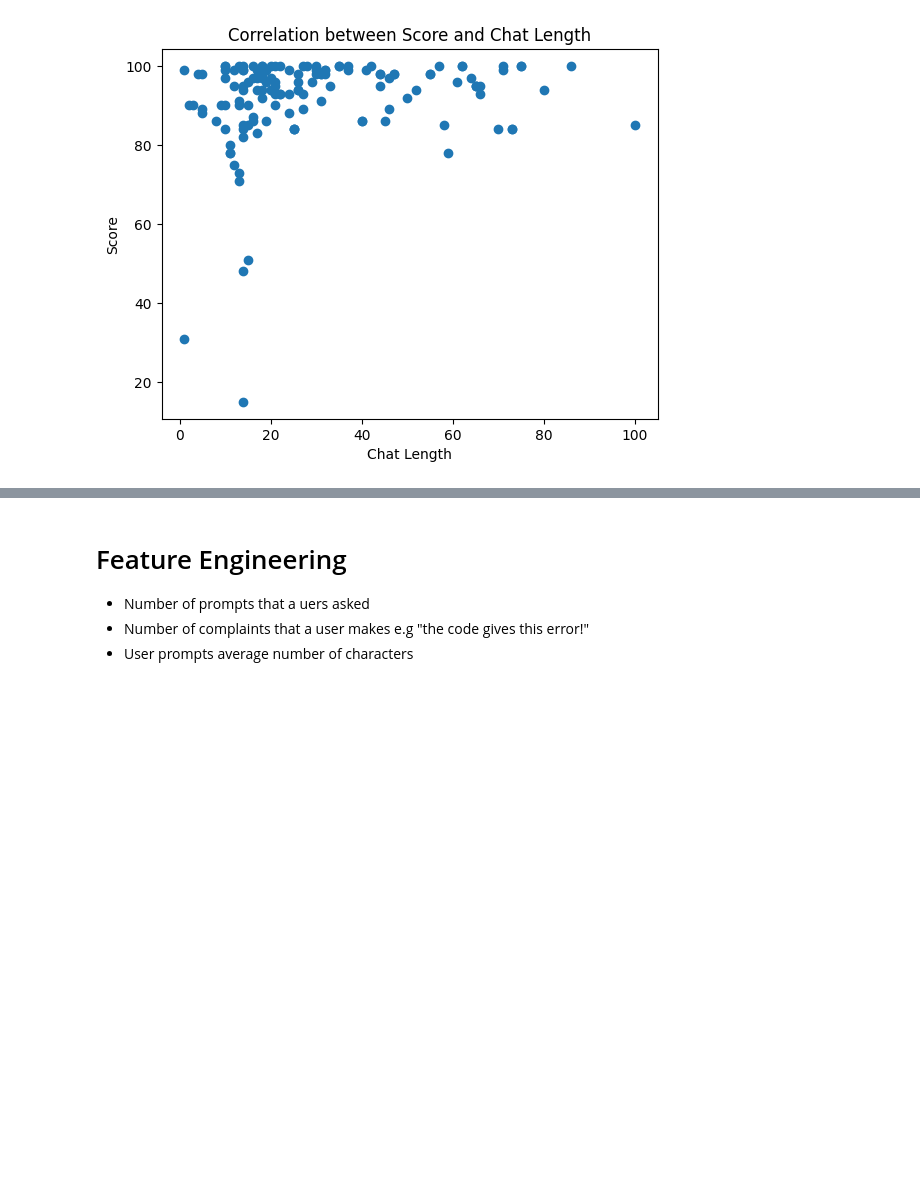
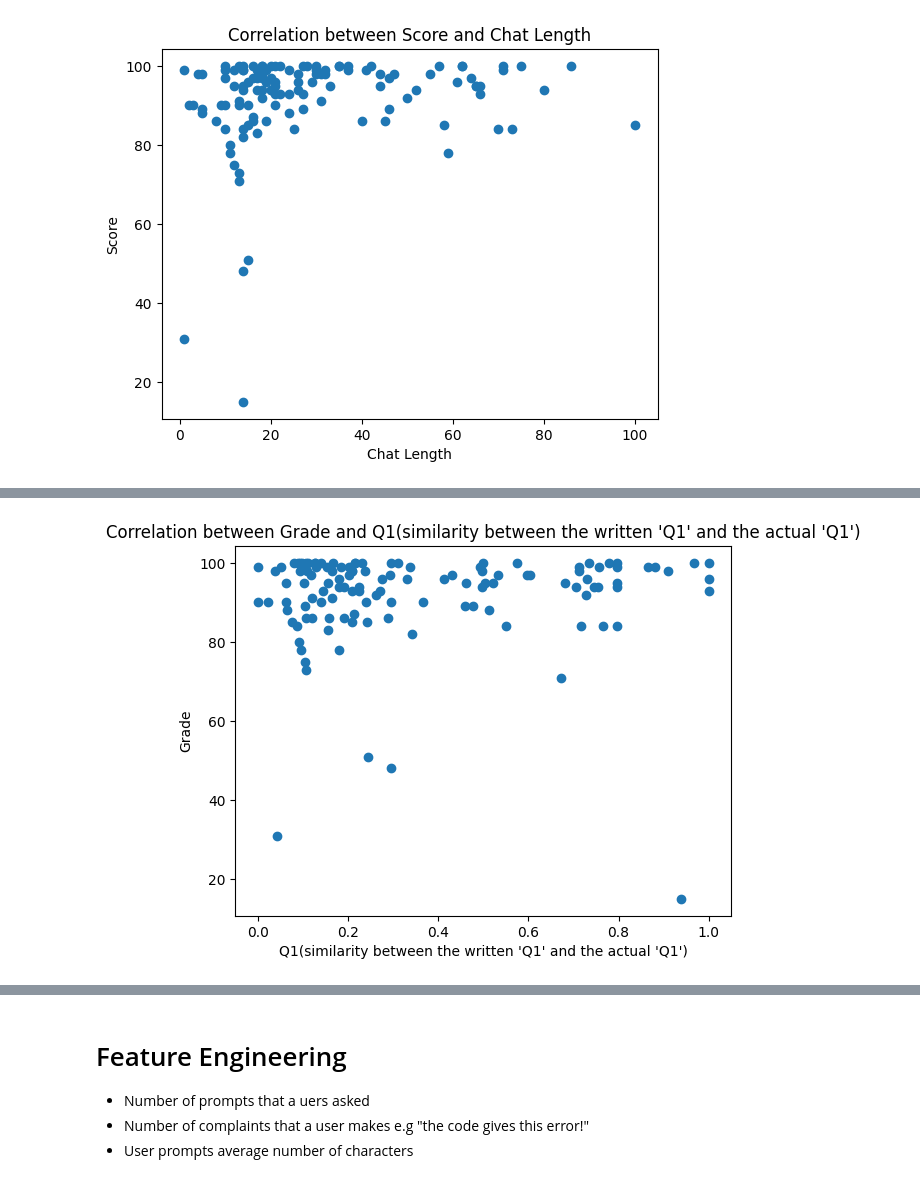
Before and after one commit to aydinaydemir/sabanciUniv-cs412-hw-score-prediction-term-project, a Jupyter notebook: hw_score_predict.ipynb, the cells around one changed output, grey strips where cells are left out. Cells and saved outputs as stored; diff of their text form; code cells hidden in the pictures; blank space fills up the shorter version.

```diff
--- a/hw_score_predict.ipynb
+++ b/hw_score_predict.ipynb
@@ -922,0 +570,6 @@ question_mapping_scores
+# %%
+vectorizer = TfidfVectorizer()
+all_prompts_list = [prompt for prompts in all_prompts_dict.values() for prompt in prompts]
+vectorizer = vectorizer.fit(all_prompts_list + questions)
+questions_TF_IDF = pd.DataFrame(vectorizer.transform(questions).toarray(), columns=vectorizer.get_feature_names_out())
+questions_TF_IDF.head(9)
@@ -922,0 +587,9 @@ question_mapping_scores
+# %%
+all_prompts_tf_idf = dict()
+for code, user_prompts in all_prompts_dict.items():
+    if len(user_prompts) == 0:
+        # some files have issues
+        print(code+".html")
+        continue
+    prompts_TF_IDF = pd.DataFrame(vectorizer.transform(user_prompts).toarray(), columns=vectorizer.get_feature_names_out())
+    all_prompts_tf_idf[code] = prompts_TF_IDF
@@ -922,0 +610,14 @@ question_mapping_scores
+# %%
+code2cosine = dict()
+for code, user_prompts_tf_idf in all_prompts_tf_idf.items():
+    code2cosine[code] = pd.DataFrame(cosine_similarity(questions_TF_IDF,user_prompts_tf_idf))
+# %%
+code2questionmapping = dict()
+for code, cosine_scores in code2cosine.items():
+    code2questionmapping[code] = code2cosine[code].max(axis=1).tolist()
+
+question_mapping_scores = pd.DataFrame(code2questionmapping).T
+question_mapping_scores.reset_index(inplace=True)
+question_mapping_scores.rename(columns={i: f"Q_{i+1}" for i in range(len(questions))}, inplace=True)
+question_mapping_scores.rename(columns={"index" : "code"}, inplace=True)
+question_mapping_scores.head()
@@ -922,0 +644,8 @@ question_mapping_scores
+# %%
+plt.scatter(df['Q_1'], df['grade'])
+plt.title("Correlation between Grade and Q1(similarity between the written 'Q1' and the actual 'Q1')")
+plt.xlabel("Q1(similarity between the written 'Q1' and the actual 'Q1')")
+plt.ylabel('Grade')
+plt.show()
+# %% [output]
+[figure, added]
```
Also changed, not shown: parts of 98 cells of this notebook.
